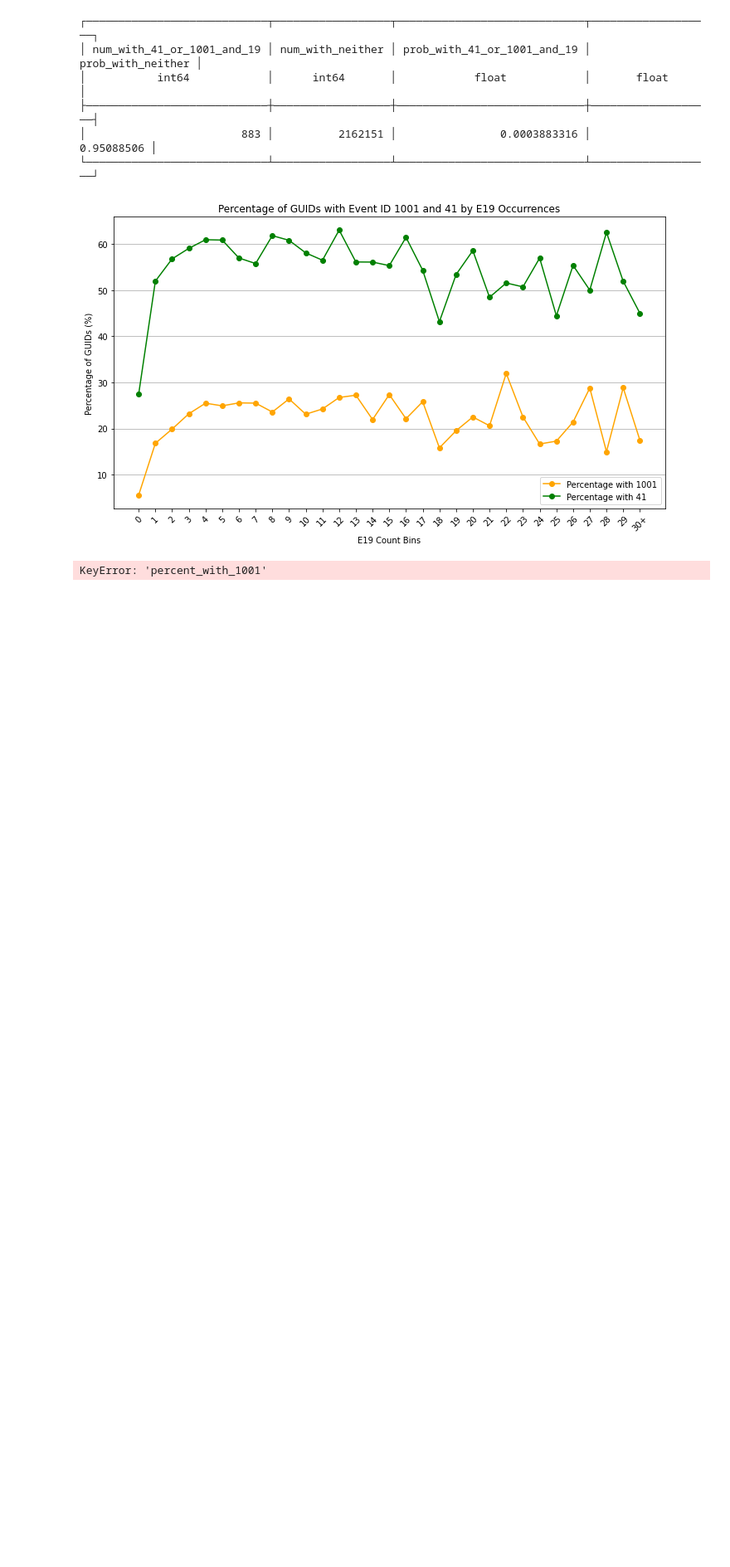
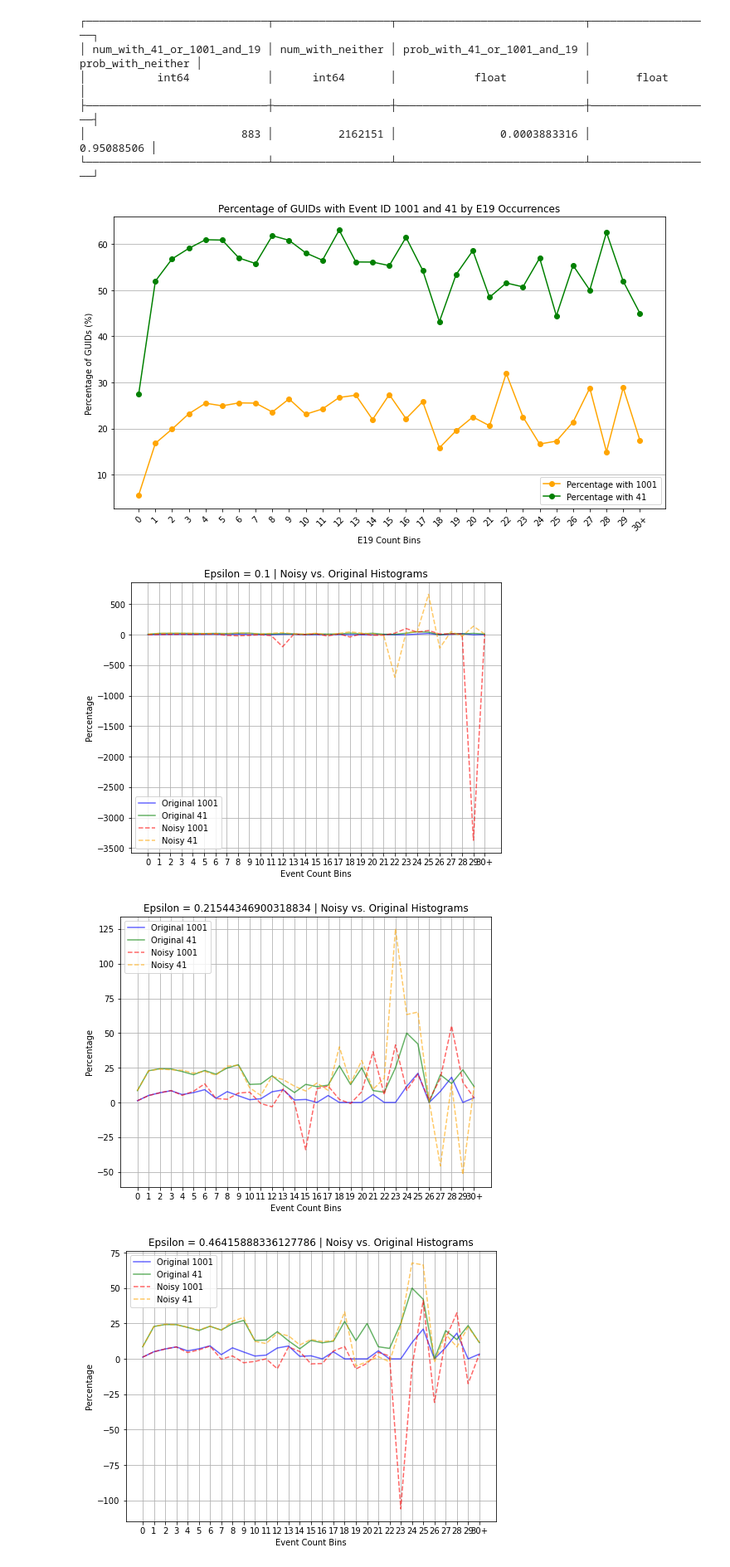
Before and after one commit to Trey-Scheid/privacy-in-practice, a Jupyter notebook: src/COND_PROB/test.ipynb, the cells around one changed output. Shown at 83% size. Cells and saved outputs as stored; diff of their text form; code cells hidden in the pictures; blank space fills up the shorter version.

```diff
--- a/src/COND_PROB/test.ipynb
+++ b/src/COND_PROB/test.ipynb
@@ -181,17 +181,17 @@ import duckdb
 import matplotlib.pyplot as plt
 import numpy as np
 
-parquet_file = r"D:\CapstoneTyler\0007_part_00.parquet"
+parquet_files = [r"D:\CapstoneTyler\0007_part_00.parquet", r"D:\CapstoneTyler\0007_part_36.parquet"]
 
 # Step 1: Get dataset size (number of unique GUIDs)
-guid_count_query = f"SELECT COUNT(DISTINCT guid) FROM '{parquet_file}';"
+guid_count_query = f"SELECT COUNT(DISTINCT guid) FROM read_parquet({parquet_files});"
 num_guids = duckdb.query(guid_count_query).fetchone()[0]  # Fetch the total count
 
 # Step 2: Define epsilon values
-epsilon_values = np.logspace(-1, 2, 10)  # From 0.1 to 100
+epsilon_values = np.logspace(-1, 2, 6)  # From 0.1 to 100
 
 # Step 3: Compute sensitivity dynamically
-sensitivity_percentage = 1 / num_guids  # Adjust based on actual dataset size
+sensitivity_percentage = 1   # Adjust based on actual dataset size
 
 # Store loss values
 loss_values = []
@@ -200,15 +200,15 @@ for epsilon in epsilon_values:
     # Compute Laplace scale
     b = sensitivity_percentage / epsilon
 
-    # DuckDB SQL Query with DP Noise
+    # DuckDB SQL Query to count event occurrences
     query = f"""
     WITH guid_counts AS (
         SELECT
             guid,
             COUNT(CASE WHEN event_id = '19' THEN 1 END) AS e19_count,
-            MAX(CASE WHEN event_id LIKE '%1001%' THEN 1 ELSE 0 END) AS has_1001,
-            MAX(CASE WHEN event_id LIKE '%41%' THEN 1 ELSE 0 END) AS has_41
-        FROM '{parquet_file}'
+            SUM(CASE WHEN event_id LIKE '%1001%' THEN 1 ELSE 0 END) AS num_ones_1001,
+            SUM(CASE WHEN event_id LIKE '%41%' THEN 1 ELSE 0 END) AS num_ones_41
+        FROM read_parquet({parquet_files})
         GROUP BY guid
     ),
     histogram AS (
@@ -217,49 +217,76 @@ for epsilon in epsilon_values:
                 WHEN e19_count >= 30 THEN '30+'
                 ELSE CAST(e19_count AS VARCHAR)
             END AS bin,
-            AVG(has_1001) * 100 + (-{b} * SIGN(random() - 0.5) * LN(1 - 2 * ABS(random() - 0.5))) AS noisy_percent_with_1001,
-            AVG(has_41) * 100 + (-{b} * SIGN(random() - 0.5) * LN(1 - 2 * ABS(random() - 0.5))) AS noisy_percent_with_41
+            SUM(num_ones_1001) AS num_ones_1001,
+            COUNT(*) - SUM(num_ones_1001) AS num_zeros_1001,
+            SUM(num_ones_41) AS num_ones_41,
+            COUNT(*) - SUM(num_ones_41) AS num_zeros_41
         FROM guid_counts
         GROUP BY bin
     )
     SELECT
         bin,
-        noisy_percent_with_1001,
-        noisy_percent_with_41
+        num_ones_1001,
+        num_zeros_1001,
+        num_ones_41,
+        num_zeros_41
     FROM histogram
     ORDER BY
         CASE
             WHEN bin = '30+' THEN 30
             ELSE CAST(bin AS INTEGER)
         END;
     """
 
     con = duckdb.connect()
-
-    # Run query
-    df_noisy = con.execute(query).fetch_df()
-
-    # Close connection
+    df_original = con.execute(query).fetch_df()
     con.close()
 
-    # Execute original query (without noise)
-    df_original_query = query.replace("noisy_", "")  # Remove noise from query
-    df_original = duckdb.query(df_original_query).to_df()
+    # Add Laplace noise to both counts
+    df_noisy = df_original.copy()
+    df_noisy['num_ones_1001'] += np.random.laplace(0, b, len(df_noisy))
+    df_noisy['num_zeros_1001'] += np.random.laplace(0, b, len(df_noisy))
+    df_noisy['num_ones_41'] += np.random.laplace(0, b, len(df_noisy))
+    df_noisy['num_zeros_41'] += np.random.laplace(0, b, len(df_noisy))
+
+    # Compute percentages
+    df_original['percent_with_1001'] = (df_original['num_ones_1001'] / (df_original['num_ones_1001'] + df_original['num_zeros_1001'])) * 100
+    df_original['percent_with_41'] = (df_original['num_ones_41'] / (df_original['num_ones_41'] + df_original['num_zeros_41'])) * 100
+
+    df_noisy['percent_with_1001'] = (df_noisy['num_ones_1001'] / (df_noisy['num_ones_1001'] + df_noisy['num_zeros_1001'])) * 100
+    df_noisy['percent_with_41'] = (df_noisy['num_ones_41'] / (df_noisy['num_ones_41'] + df_noisy['num_zeros_41'])) * 100
 
     # Compute Mean Absolute Error (MAE)
-    loss_1001 = np.mean(np.abs(df_original['percent_with_1001'] - df_noisy['noisy_percent_with_1001']))
-    loss_41 = np.mean(np.abs(df_original['percent_with_41'] - df_noisy['noisy_percent_with_41']))
+    loss_1001 = np.mean(np.abs(df_original['percent_with_1001'] - df_noisy['percent_with_1001']))
+    loss_41 = np.mean(np.abs(df_original['percent_with_41'] - df_noisy['percent_with_41']))
 
     loss_values.append((loss_1001 + loss_41) / 2)  # Average loss
+
+    # Plot the noisy and non-private histograms
+    plt.figure(figsize=(8, 6))
+    plt.plot(df_original['bin'], df_original['percent_with_1001'], alpha=0.6, label='Original 1001', color='blue')
+    plt.plot(df_original['bin'], df_original['percent_with_41'], alpha=0.6, label='Original 41', color='green')
+
+    plt.plot(df_noisy['bin'], df_noisy['percent_with_1001'], alpha=0.6, label='Noisy 1001', color='red', linestyle='dashed')
+    plt.plot(df_noisy['bin'], df_noisy['percent_with_41'], alpha=0.6, label='Noisy 41', color='orange', linestyle='dashed')
+
+    plt.xlabel("Event Count Bins")
+    plt.ylabel("Percentage")
+    plt.title(f"Epsilon = {epsilon} | Noisy vs. Original Histograms")
+    plt.legend()
+    plt.grid(True)
+    plt.show()
 
 # Step 4: Plot ε vs. Loss
 plt.figure(figsize=(8, 6))
 plt.plot(epsilon_values, loss_values, marker='o', linestyle='-', color='red')
 plt.xscale('log')  # Log scale for better visualization
 plt.xlabel('Epsilon (ε)')
 plt.ylabel('Mean Absolute Error (MAE)')
 plt.title('Epsilon vs. Differential Privacy Loss (DuckDB)')
 plt.grid(True)
 plt.show()
 # %% [output]
-KeyError: 'percent_with_1001'
+[figure, added]
+[figure, added]
+[figure, added]
```
Also changed, not shown: parts of 1 cell of this notebook.
